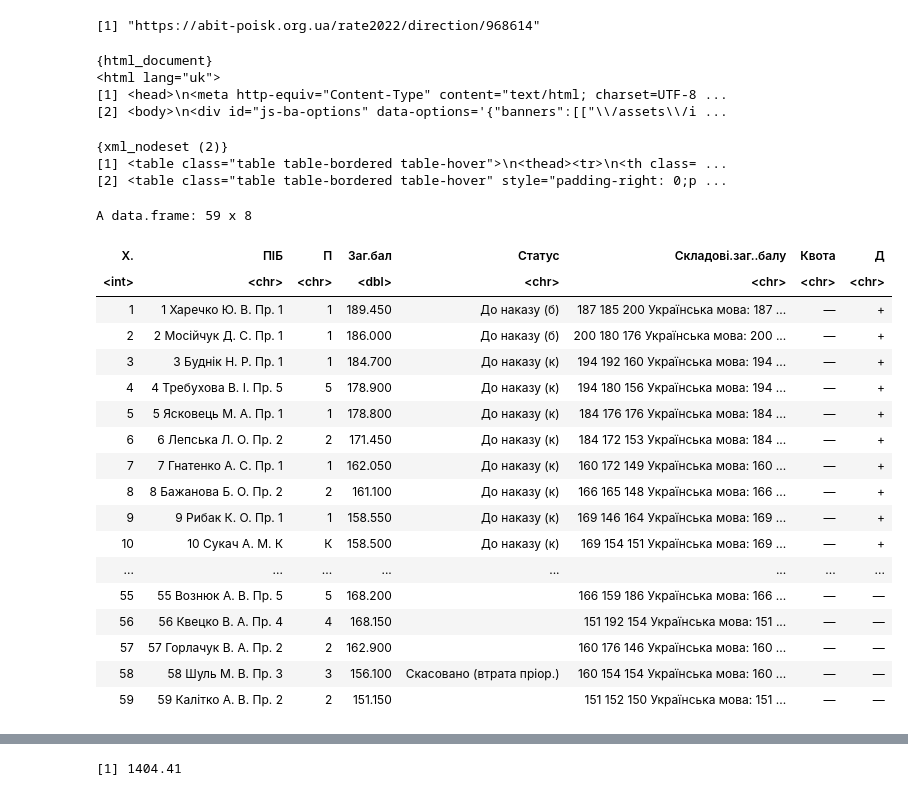
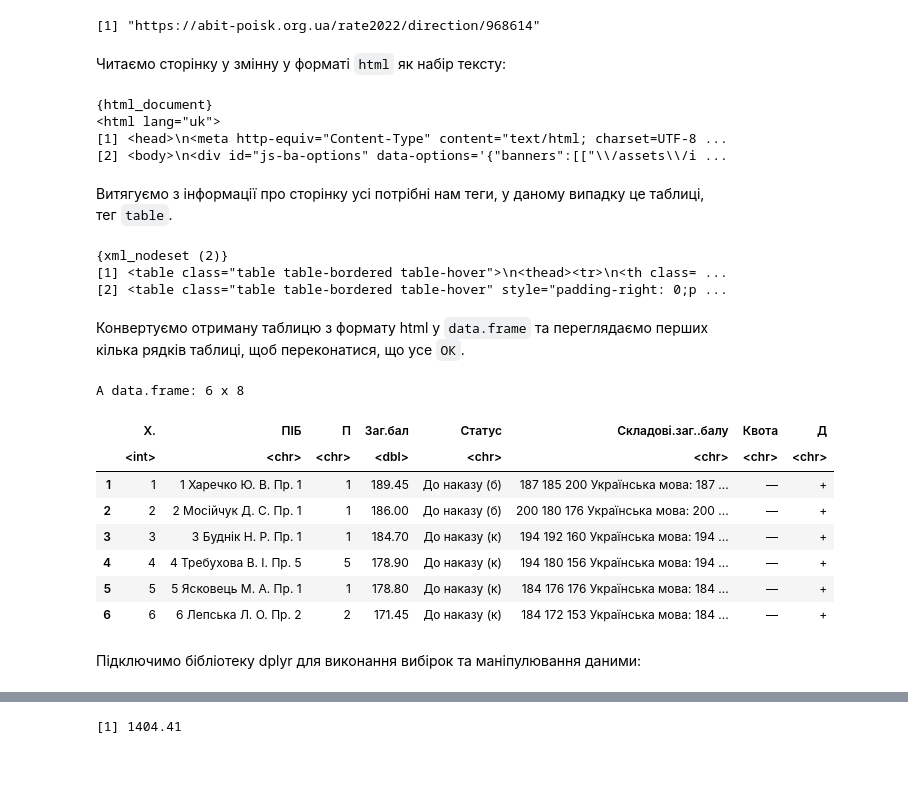
Before and after one commit to kleban/edu-r, a Jupyter notebook: EK/Data Analysis/Data_Read_Web_Pages_20.03.ipynb, the cells around one changed output, grey strips where cells are left out. Drawn from its saved outputs; the diff is of its cells as text; code cells hidden in the pictures; blank space fills up the shorter version.

```diff
--- a/EK/Data Analysis/Data_Read_Web_Pages_20.03.ipynb
+++ b/EK/Data Analysis/Data_Read_Web_Pages_20.03.ipynb
@@ -9,6 +17,8 @@ url <- "https://abit-poisk.org.ua/rate2022/direction/968614"
 url
 # %% [output]
 [1] "https://abit-poisk.org.ua/rate2022/direction/968614"
+# %% [markdown]
+Читаємо сторінку у змінну у форматі `html` як набір тексту:
 # %%
 page <- read_html(url)
 page
@@ -17,6 +27,8 @@ page
 <html lang="uk">
 [1] <head>\n<meta http-equiv="Content-Type" content="text/html; charset=UTF-8 ...
 [2] <body>\n<div id="js-ba-options" data-options='{"banners":[["\\/assets\\/i ...
+# %% [markdown]
+Витягуємо з інформації про сторінку усі потрібні нам теги, у даному випадку це таблиці, тег `table`.
 # %%
 tables <- html_nodes(page, "table")
 tables
@@ -24,26 +36,20 @@ tables
 {xml_nodeset (2)}
 [1] <table class="table table-bordered table-hover">\n<thead><tr>\n<th class= ...
 [2] <table class="table table-bordered table-hover" style="padding-right: 0;p ...
+# %% [markdown]
+Конвертуємо отриману таблицю з формату html у `data.frame` та переглядаємо перших кілька рядків таблиці, щоб переконатися, що усе `ОК`.
 # %%
-table1 <- as.data.frame(html_table(tables[1]), fill = T)
-table1
+data <- as.data.frame(html_table(tables[1]), fill = T)
+data |> head()
 # %% [output]
-A data.frame: 59 x 8
+A data.frame: 6 x 8
-| X. | ПІБ | П | Заг.бал | Статус | Складові.заг..балу | Квота | Д |
-| <int> | <chr> | <chr> | <dbl> | <chr> | <chr> | <chr> | <chr> |
-| 1 | 1 Харечко Ю. В. Пр. 1 | 1 | 189.450 | До наказу (б) | 187 185 200 Українська мова: 187 ... | — | + |
-| 2 | 2 Мосійчук Д. С. Пр. 1 | 1 | 186.000 | До наказу (б) | 200 180 176 Українська мова: 200 ... | — | + |
-| 3 | 3 Буднік Н. Р. Пр. 1 | 1 | 184.700 | До наказу (к) | 194 192 160 Українська мова: 194 ... | — | + |
-| 4 | 4 Требухова В. І. Пр. 5 | 5 | 178.900 | До наказу (к) | 194 180 156 Українська мова: 194 ... | — | + |
-| 5 | 5 Ясковець М. А. Пр. 1 | 1 | 178.800 | До наказу (к) | 184 176 176 Українська мова: 184 ... | — | + |
-| 6 | 6 Лепська Л. О. Пр. 2 | 2 | 171.450 | До наказу (к) | 184 172 153 Українська мова: 184 ... | — | + |
-| 7 | 7 Гнатенко А. С. Пр. 1 | 1 | 162.050 | До наказу (к) | 160 172 149 Українська мова: 160 ... | — | + |
-| 8 | 8 Бажанова Б. О. Пр. 2 | 2 | 161.100 | До наказу (к) | 166 165 148 Українська мова: 166 ... | — | + |
-| 9 | 9 Рибак К. О. Пр. 1 | 1 | 158.550 | До наказу (к) | 169 146 164 Українська мова: 169 ... | — | + |
-| 10 | 10 Сукач А. М. К | К | 158.500 | До наказу (к) | 169 154 151 Українська мова: 169 ... | — | + |
-| ... | ... | ... | ... | ... | ... | ... | ... |
-| 55 | 55 Вознюк А. В. Пр. 5 | 5 | 168.200 |  | 166 159 186 Українська мова: 166 ... | — | — |
-| 56 | 56 Квецко В. А. Пр. 4 | 4 | 168.150 |  | 151 192 154 Українська мова: 151 ... | — | — |
-| 57 | 57 Горлачук В. А. Пр. 2 | 2 | 162.900 |  | 160 176 146 Українська мова: 160 ... | — | — |
-| 58 | 58 Шуль М. В. Пр. 3 | 3 | 156.100 | Скасовано (втрата пріор.) | 160 154 154 Українська мова: 160 ... | — | — |
-| 59 | 59 Калітко А. В. Пр. 2 | 2 | 151.150 |  | 151 152 150 Українська мова: 151 ... | — | — |
+|  | X. | ПІБ | П | Заг.бал | Статус | Складові.заг..балу | Квота | Д |
+|  | <int> | <chr> | <chr> | <dbl> | <chr> | <chr> | <chr> | <chr> |
+| 1 | 1 | 1 Харечко Ю. В. Пр. 1 | 1 | 189.45 | До наказу (б) | 187 185 200 Українська мова: 187 ... | — | + |
+| 2 | 2 | 2 Мосійчук Д. С. Пр. 1 | 1 | 186.00 | До наказу (б) | 200 180 176 Українська мова: 200 ... | — | + |
+| 3 | 3 | 3 Буднік Н. Р. Пр. 1 | 1 | 184.70 | До наказу (к) | 194 192 160 Українська мова: 194 ... | — | + |
+| 4 | 4 | 4 Требухова В. І. Пр. 5 | 5 | 178.90 | До наказу (к) | 194 180 156 Українська мова: 194 ... | — | + |
+| 5 | 5 | 5 Ясковець М. А. Пр. 1 | 1 | 178.80 | До наказу (к) | 184 176 176 Українська мова: 184 ... | — | + |
+| 6 | 6 | 6 Лепська Л. О. Пр. 2 | 2 | 171.45 | До наказу (к) | 184 172 153 Українська мова: 184 ... | — | + |
+# %% [markdown]
+Підключимо бібліотеку dplyr для виконання вибірок та маніпулювання даними:
```
Also changed, not shown: parts of 53 cells of this notebook, 3 other files.
